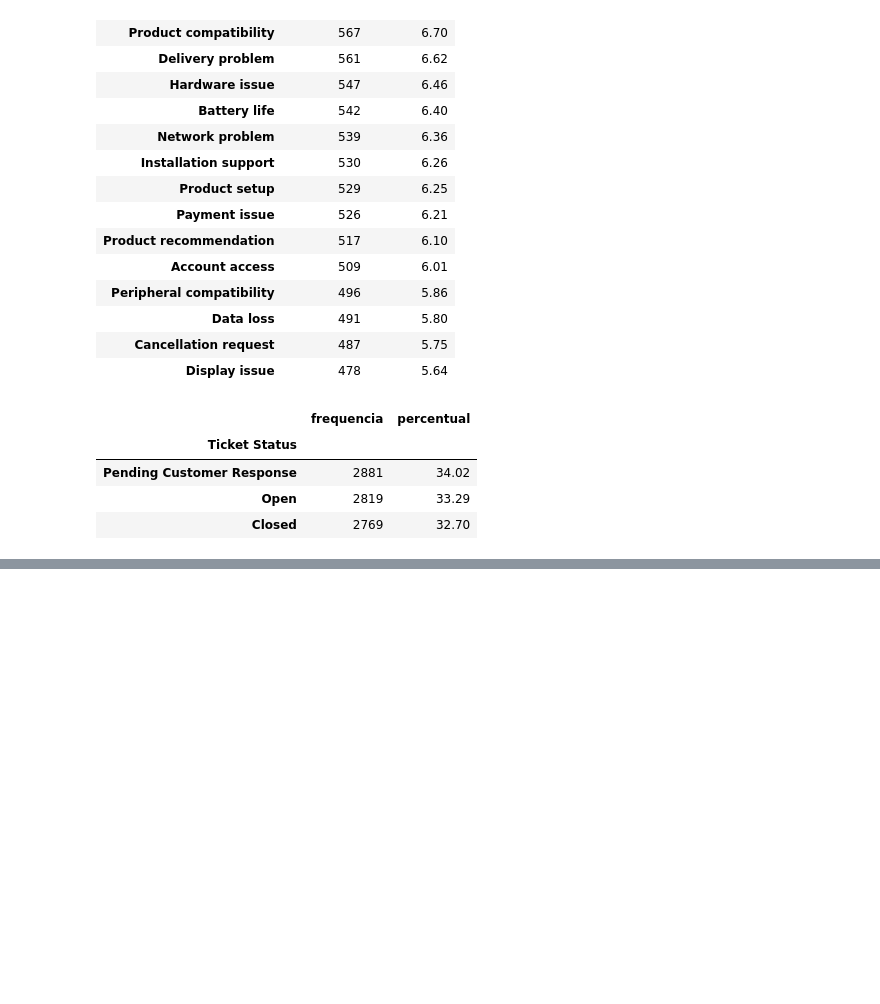
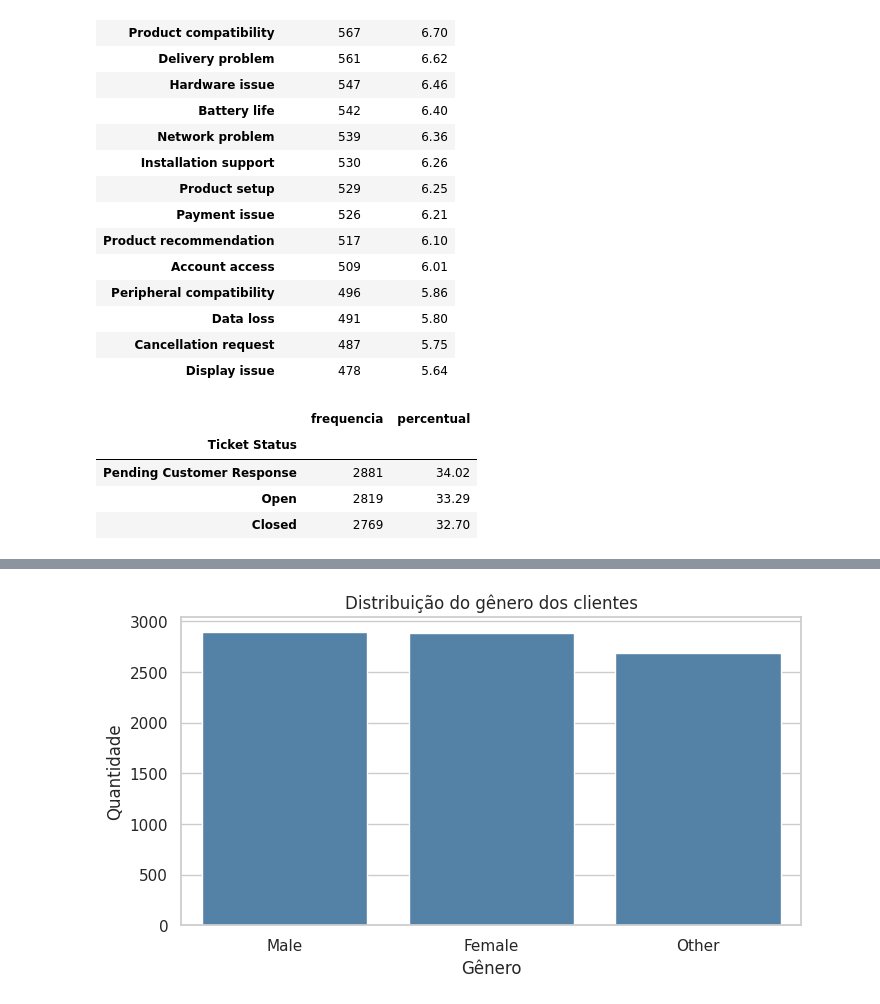
Before and after one commit to matheuszilli/junior_matheus_paulo, a Jupyter notebook: eda/customer_support_tickets_eda.ipynb, the cells around one changed output, grey strips where cells are left out. Saved outputs shown, nothing was run; the diff lists cells and outputs as text; code cells hidden in the pictures; blank space fills up the shorter version.

```diff
--- a/eda/customer_support_tickets_eda.ipynb
+++ b/eda/customer_support_tickets_eda.ipynb
@@ -282,0 +518,11 @@ plt.show()
+# %%
+ordem_genero = dados_limpos["Customer Gender"].value_counts().index
+
+plt.figure(figsize=(8, 4))
+sns.countplot(data=dados_limpos, x="Customer Gender", order=ordem_genero, color="steelblue")
+plt.title("Distribuição do gênero dos clientes")
+plt.xlabel("Gênero")
+plt.ylabel("Quantidade")
+plt.show()
+# %% [output]
+[figure, added]
```
Also changed, not shown: parts of 27 cells of this notebook, 4 other files.
